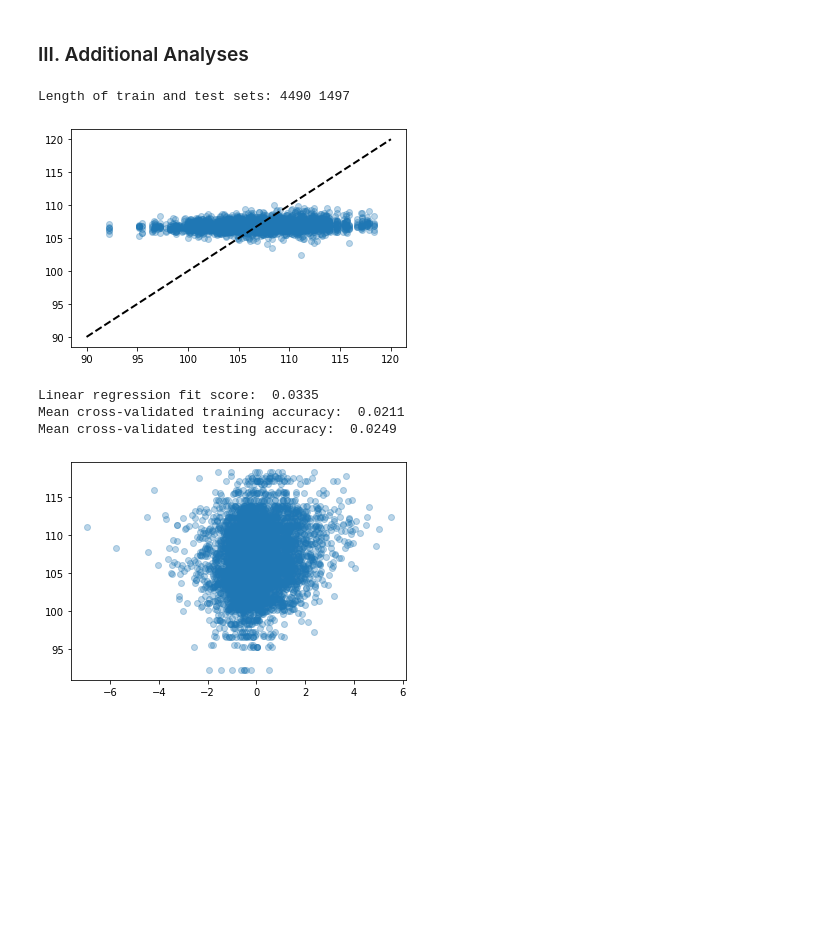
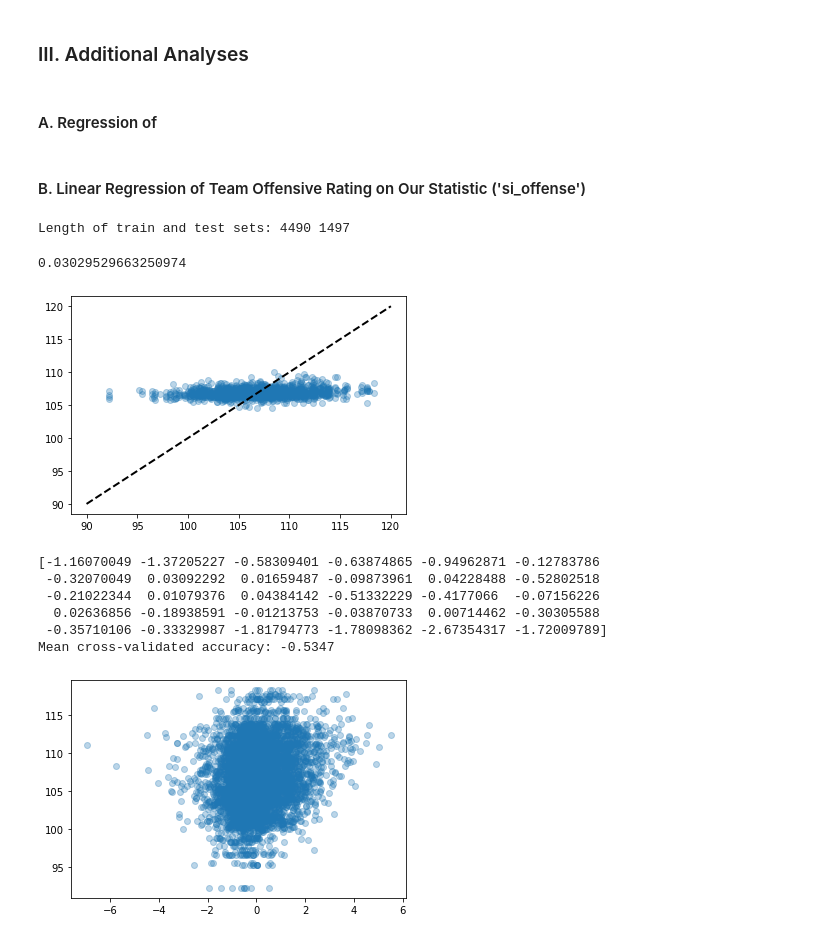
Before and after one commit to MAhram1/INFO-2950-Project, a Jupyter notebook: proj4.ipynb, the cells around one changed output. Saved outputs shown, nothing was run; the diff lists cells and outputs as text; code cells hidden in the pictures; blank space fills up the shorter version.

```diff
--- a/proj4.ipynb
+++ b/proj4.ipynb
@@ -652,5 +653,9 @@ weighted avg       0.44      0.49      0.41      6717
 # %% [markdown]
 ### III. Additional Analyses
+# %% [markdown]
+#### A. Regression of
+# %% [markdown]
+#### B. Linear Regression of Team Offensive Rating on Our Statistic ('si_offense')
 # %%
 # Merging nba and teamstats subsets to get team offensive rating for a given player and season
 teamstats_sub = teamstats.reset_index().loc[:,['season','team','ortg']]
@@ -669,36 +674,38 @@ Length of train and test sets: 4490 1497
 # %%
 # Cross-validating the team offensive ratings with si_offense
 lr = LinearRegression()
 lin = lr.fit(X_train,y_train)
-y_pred = cross_val_predict(lr,X_train,y_train,cv=10)
-
-# Plotting predicted team offensive ratings against true offensive ratings
+y_pred = lr.predict(X_test)
+print(lin.score(X_test,y_test))
+# Plotting predicted team offensive ratings vs. actual team offense ratings
 plt.scatter(
-    y_train,
+    y_test,
     y_pred,
     alpha = 0.3
 )
 plt.plot(
     np.linspace(90,120),
     np.linspace(90,120),
     linestyle='dashed',
     linewidth=2,
     color = 'black',
 )
 plt.show()
 # %% [output]
+0.03029529663250974
-[figure, old version]
+[figure, new version]
 # %%
-# Mean cross-validated score of the linear regression model
-print(f'Linear regression fit score: {lin.score(X_test,y_test) : .4f}')
-scores_train_lin = cross_val_score(lr,X_train,y_train,cv=10)
-print(f"Mean cross-validated training accuracy: {scores_train_lin.mean() : .4f}")
-scores_test_lin = cross_val_score(lr,X_test,y_test,cv=10)
-print(f"Mean cross-validated testing accuracy: {scores_test_lin.mean() : .4f}")
+# Mean cross-validated accuracy of the linear regression model
+scores_lin = cross_val_score(lr,nba_sub[['si_offense']], nba_sub['ortg'], cv = 30)
+print(scores_lin)
+print(f"Mean cross-validated accuracy: {scores_lin.mean() : .4f}")
 # %% [output]
-Linear regression fit score:  0.0335
-Mean cross-validated training accuracy:  0.0211
-Mean cross-validated testing accuracy:  0.0249
+[-1.16070049 -1.37205227 -0.58309401 -0.63874865 -0.94962871 -0.12783786
+ -0.32070049  0.03092292  0.01659487 -0.09873961  0.04228488 -0.52802518
+ -0.21022344  0.01079376  0.04384142 -0.51332229 -0.4177066  -0.07156226
+  0.02636856 -0.18938591 -0.01213753 -0.03870733  0.00714462 -0.30305588
+ -0.35710106 -0.33329987 -1.81794773 -1.78098362 -2.67354317 -1.72009789]
+Mean cross-validated accuracy: -0.5347
 # %%
 # Visualizing the relationship
 plt.scatter(
```
Also changed, not shown: parts of 19 cells of this notebook.
